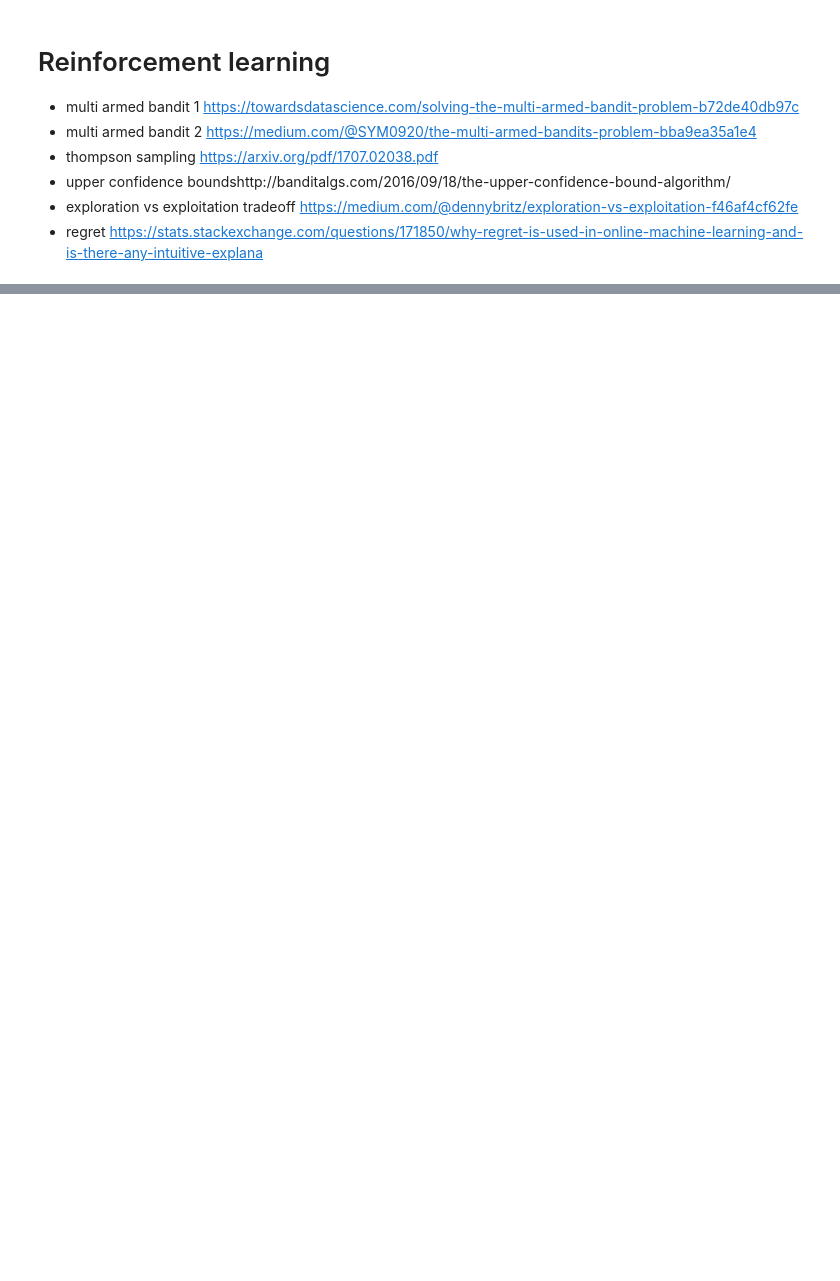
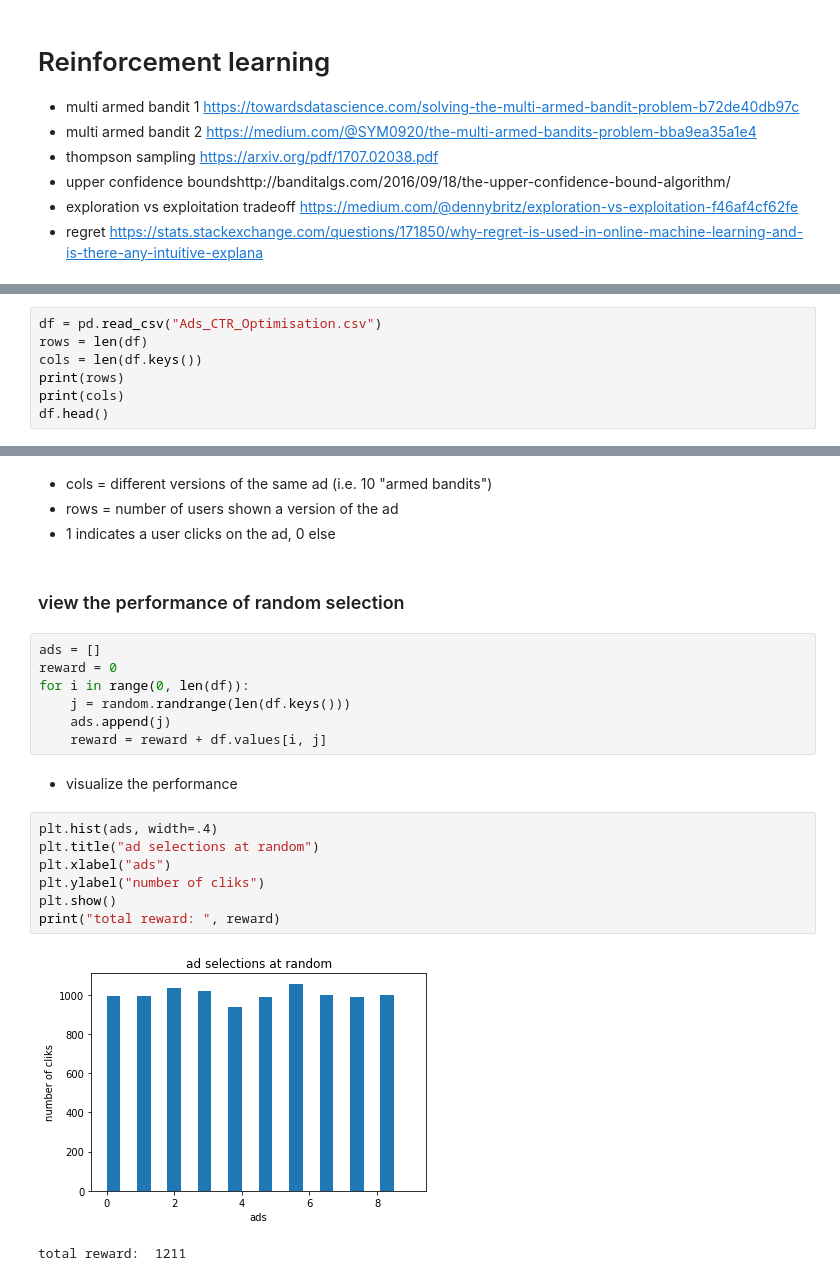
Before and after one commit to darrahts/machinelearning, a Jupyter notebook: reinforcementLearning/reinforcementLearning.ipynb, the cells around one changed output, grey strips where cells are left out. Drawn from its saved outputs; the diff is of its cells as text; blank space fills up the shorter version.

```diff
--- a/reinforcementLearning/reinforcementLearning.ipynb
+++ b/reinforcementLearning/reinforcementLearning.ipynb
@@ -15,0 +27,7 @@ import matplotlib.pyplot as plt
+# %%
+df = pd.read_csv("Ads_CTR_Optimisation.csv")
+rows = len(df)
+cols = len(df.keys())
+print(rows)
+print(cols)
+df.head()
@@ -15,0 +43,25 @@ import matplotlib.pyplot as plt
+# %% [markdown]
+- cols = different versions of the same ad (i.e. 10 "armed bandits")
+- rows = number of users shown a version of the ad
+- 1 indicates a user clicks on the ad, 0 else
+# %% [markdown]
+### view the performance of random selection
+# %%
+ads = []
+reward = 0
+for i in range(0, len(df)):
+    j = random.randrange(len(df.keys()))
+    ads.append(j)
+    reward = reward + df.values[i, j]
+# %% [markdown]
+- visualize the performance
+# %%
+plt.hist(ads, width=.4)
+plt.title("ad selections at random")
+plt.xlabel("ads")
+plt.ylabel("number of cliks")
+plt.show()
+print("total reward: ", reward)
+# %% [output]
+[figure, added]
+total reward:  1211
```
Also changed, not shown: parts of 12 cells of this notebook.
